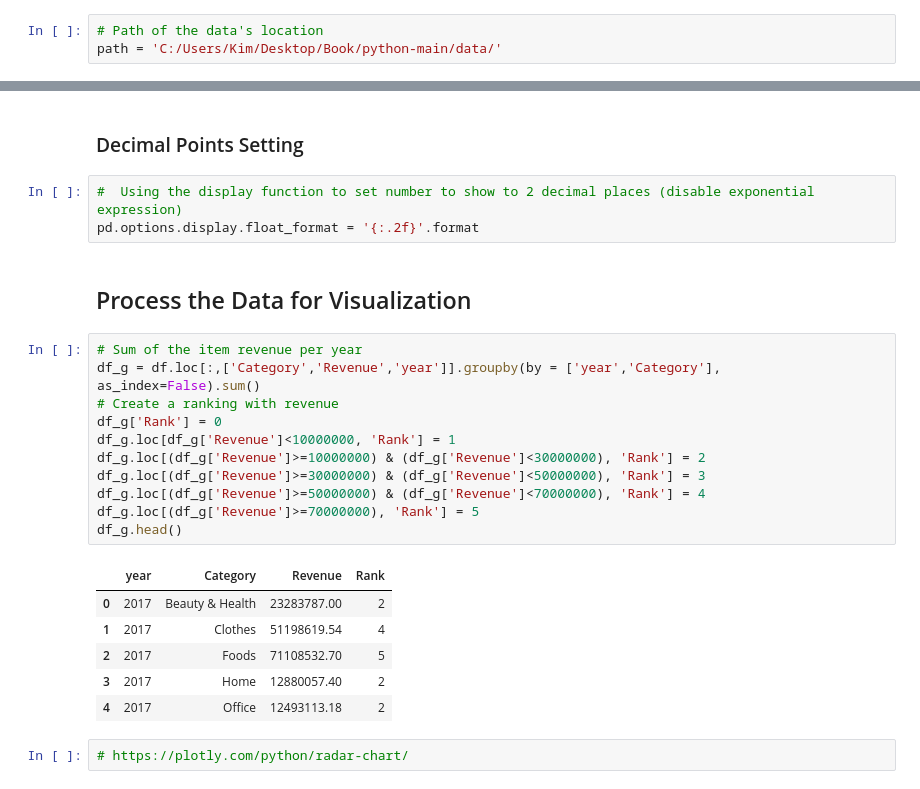
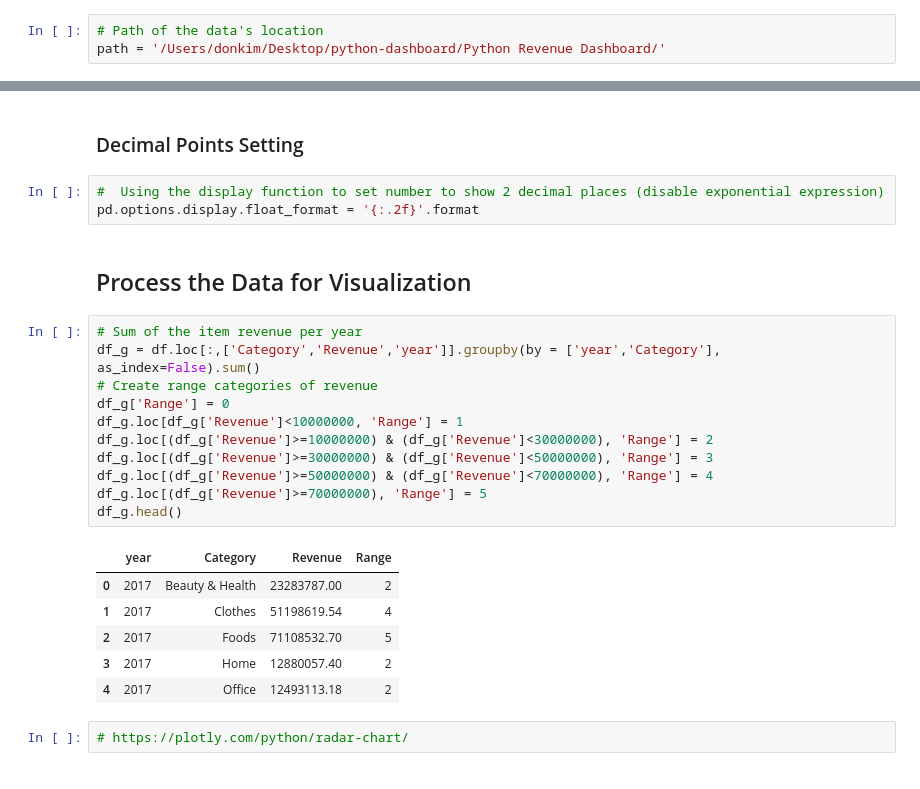
Before and after one commit to donkdh1/python-dashboard, a Jupyter notebook: Python Revenue Dashboard/2.3.4. Radar Chart.ipynb, the cells around one changed output, grey strips where cells are left out. Cells and saved outputs as stored; diff of their text form.

```diff
--- a/Python Revenue Dashboard/2.3.4. Radar Chart.ipynb
+++ b/Python Revenue Dashboard/2.3.4. Radar Chart.ipynb
@@ -7,7 +7,7 @@ import numpy as np
 ##  Call the Data
 # %%
 # Path of the data's location
-path = 'C:/Users/Kim/Desktop/Book/python-main/data/'
+path = '/Users/donkim/Desktop/python-dashboard/Python Revenue Dashboard/'
 # %%
 # Call the data
 df = pd.read_csv(path + 'Revenue data/Data.csv')
@@ -22,23 +22,23 @@ df = df.sort_values(by = ['Region','Channel','Category','Item Type','year','mont
 # %% [markdown]
 ### Decimal Points Setting
 # %%
-#  Using the display function to set number to show to 2 decimal places (disable exponential expression)
+#  Using the display function to set number to show 2 decimal places (disable exponential expression)
 pd.options.display.float_format = '{:.2f}'.format
 # %% [markdown]
 ## Process the Data for Visualization
 # %%
 # Sum of the item revenue per year
 df_g = df.loc[:,['Category','Revenue','year']].groupby(by = ['year','Category'], as_index=False).sum()
-# Create a ranking with revenue
-df_g['Rank'] = 0
-df_g.loc[df_g['Revenue']<10000000, 'Rank'] = 1
-df_g.loc[(df_g['Revenue']>=10000000) & (df_g['Revenue']<30000000), 'Rank'] = 2
-df_g.loc[(df_g['Revenue']>=30000000) & (df_g['Revenue']<50000000), 'Rank'] = 3
-df_g.loc[(df_g['Revenue']>=50000000) & (df_g['Revenue']<70000000), 'Rank'] = 4
-df_g.loc[(df_g['Revenue']>=70000000), 'Rank'] = 5
+# Create range categories of revenue
+df_g['Range'] = 0
+df_g.loc[df_g['Revenue']<10000000, 'Range'] = 1
+df_g.loc[(df_g['Revenue']>=10000000) & (df_g['Revenue']<30000000), 'Range'] = 2
+df_g.loc[(df_g['Revenue']>=30000000) & (df_g['Revenue']<50000000), 'Range'] = 3
+df_g.loc[(df_g['Revenue']>=50000000) & (df_g['Revenue']<70000000), 'Range'] = 4
+df_g.loc[(df_g['Revenue']>=70000000), 'Range'] = 5
 df_g.head()
 # %% [output]
-|  | year | Category | Revenue | Rank |
+|  | year | Category | Revenue | Range |
 | 0 | 2017 | Beauty & Health | 23283787.00 | 2 |
 | 1 | 2017 | Clothes | 51198619.54 | 4 |
 | 2 | 2017 | Foods | 71108532.70 | 5 |
```
Also changed, not shown: parts of 6 cells of this notebook, 1 other file.
